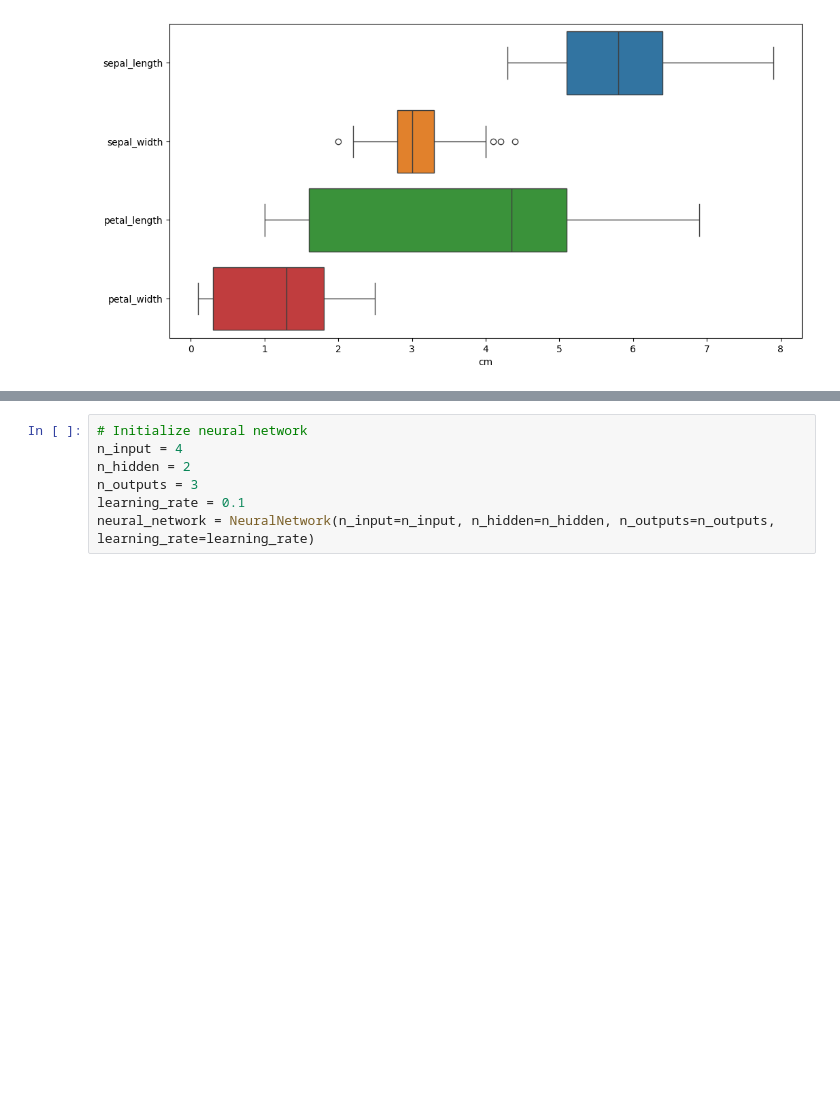
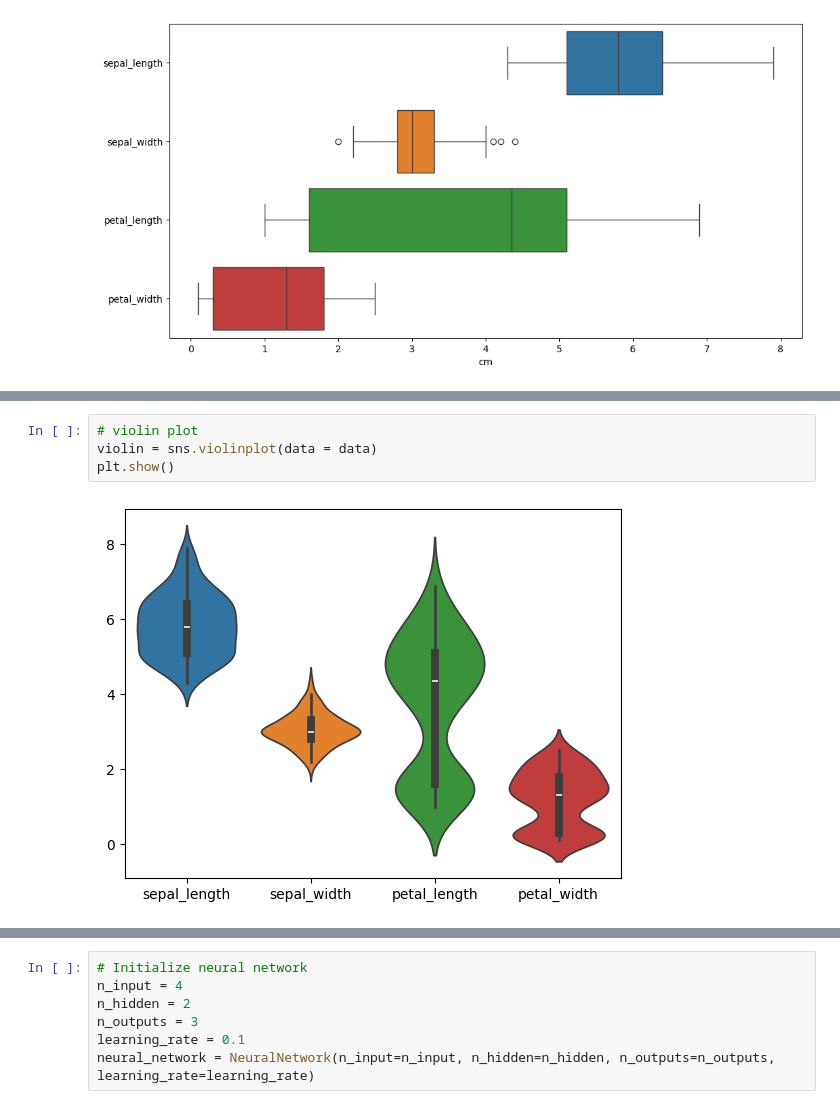
Before and after one commit to leechee/Iris-Flower-Classification-Tutorial, a Jupyter notebook: iris_classification.ipynb, the cells around one changed output, grey strips where cells are left out. Drawn from its saved outputs; the diff is of its cells as text; blank space fills up the shorter version.

```diff
--- a/iris_classification.ipynb
+++ b/iris_classification.ipynb
@@ -167,0 +200,6 @@ plt.show()
+# %%
+# violin plot
+violin = sns.violinplot(data = data)
+plt.show()
+# %% [output]
+[figure, added]
```
Also changed, not shown: parts of 18 cells of this notebook, 1 other file.
